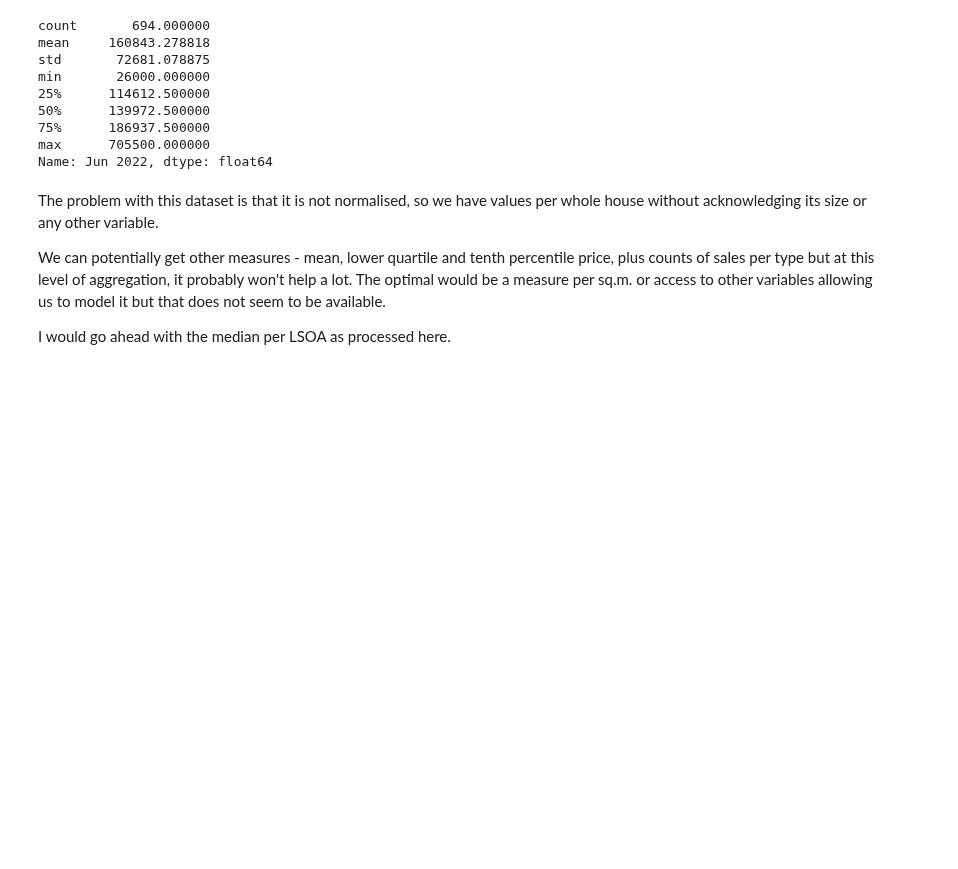
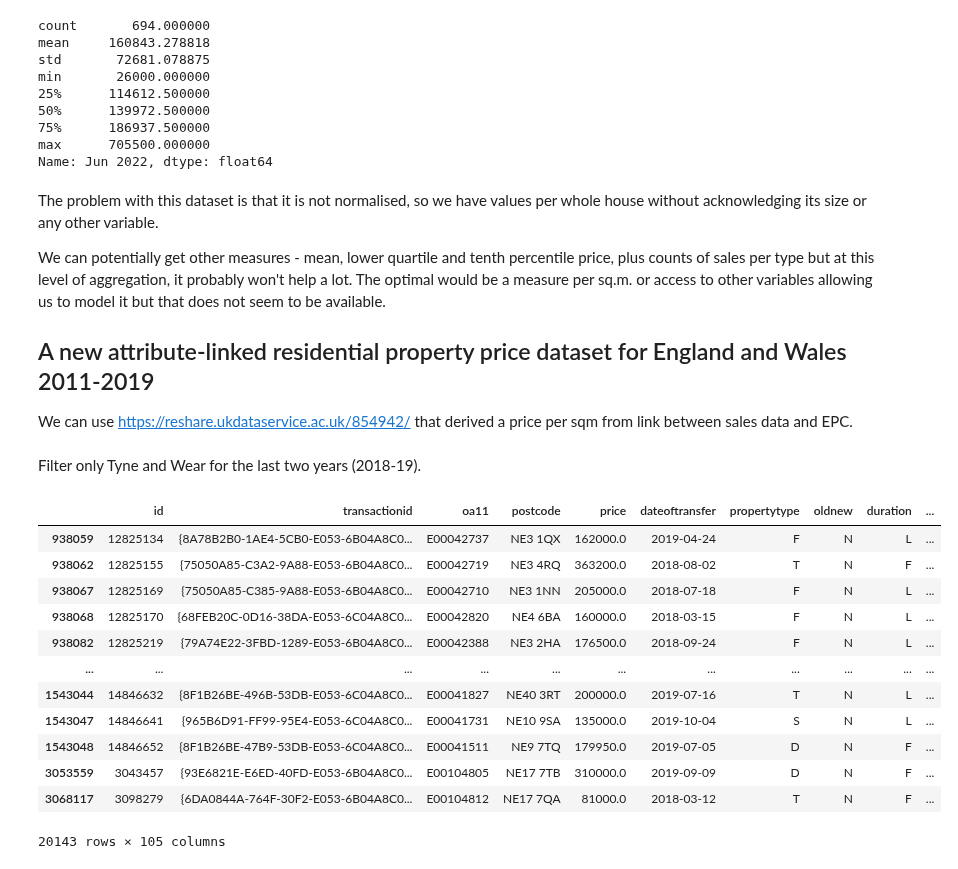
Before and after one commit to Urban-Analytics-Technology-Platform/demoland-project, a Jupyter notebook: python/house_prices.ipynb, the cells around one changed output. Drawn from its saved outputs; the diff is of its cells as text; code cells hidden in the pictures; blank space fills up the shorter version.

```diff
--- a/python/house_prices.ipynb
+++ b/python/house_prices.ipynb
@@ -119,4 +122,6 @@ The problem with this dataset is that it is not normalised, so we have values pe
 
 We can potentially get other measures - mean, lower quartile and tenth percentile price, plus counts of sales per type but at this level of aggregation, it probably won't help a lot. The optimal would be a measure per sq.m. or access to other variables allowing us to model it but that does not seem to be available.
 
-I would go ahead with the median per LSOA as processed here.
+## A new attribute-linked residential property price dataset for England and Wales 2011-2019
+
+We can use https://reshare.ukdataservice.ac.uk/854942/ that derived a price per sqm from link between sales data and EPC.
@@ -122,0 +131,22 @@ I would go ahead with the median per LSOA as processed here.
+# %% [markdown]
+Filter only Tyne and Wear for the last two years (2018-19).
+# %%
+epc = pd.read_csv(linked_epc_path)
+epc["dateoftransfer"] = pd.to_datetime(epc.dateoftransfer)
+last2years = epc[epc.dateoftransfer > datetime.datetime(2018, 1, 1)]
+tyne = last2years[last2years.county == 'TYNE AND WEAR']
+tyne
+# %% [output]
+|  | id | transactionid | oa11 | postcode | price | dateoftransfer | propertytype | oldnew | duration | ... |
+| 938059 | 12825134 | {8A78B2B0-1AE4-5CB0-E053-6B04A8C0... | E00042737 | NE3 1QX | 162000.0 | 2019-04-24 | F | N | L | ... |
+| 938062 | 12825155 | {75050A85-C3A2-9A88-E053-6B04A8C0... | E00042719 | NE3 4RQ | 363200.0 | 2018-08-02 | T | N | F | ... |
+| 938067 | 12825169 | {75050A85-C385-9A88-E053-6B04A8C0... | E00042710 | NE3 1NN | 205000.0 | 2018-07-18 | F | N | L | ... |
+| 938068 | 12825170 | {68FEB20C-0D16-38DA-E053-6C04A8C0... | E00042820 | NE4 6BA | 160000.0 | 2018-03-15 | F | N | L | ... |
+| 938082 | 12825219 | {79A74E22-3FBD-1289-E053-6B04A8C0... | E00042388 | NE3 2HA | 176500.0 | 2018-09-24 | F | N | L | ... |
+| ... | ... | ... | ... | ... | ... | ... | ... | ... | ... | ... |
+| 1543044 | 14846632 | {8F1B26BE-496B-53DB-E053-6C04A8C0... | E00041827 | NE40 3RT | 200000.0 | 2019-07-16 | T | N | L | ... |
+| 1543047 | 14846641 | {965B6D91-FF99-95E4-E053-6C04A8C0... | E00041731 | NE10 9SA | 135000.0 | 2019-10-04 | S | N | L | ... |
+| 1543048 | 14846652 | {8F1B26BE-47B9-53DB-E053-6C04A8C0... | E00041511 | NE9 7TQ | 179950.0 | 2019-07-05 | D | N | F | ... |
+| 3053559 | 3043457 | {93E6821E-E6ED-40FD-E053-6B04A8C0... | E00104805 | NE17 7TB | 310000.0 | 2019-09-09 | D | N | F | ... |
+| 3068117 | 3098279 | {6DA0844A-764F-30F2-E053-6B04A8C0... | E00104812 | NE17 7QA | 81000.0 | 2018-03-12 | T | N | F | ... |
+20143 rows × 105 columns
```
Also changed, not shown: parts of 12 cells of this notebook.
